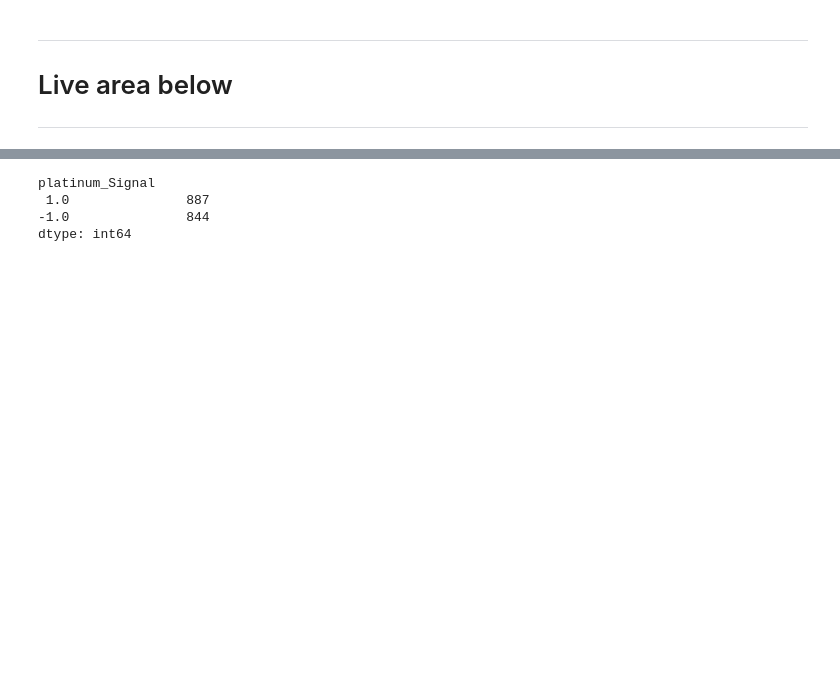
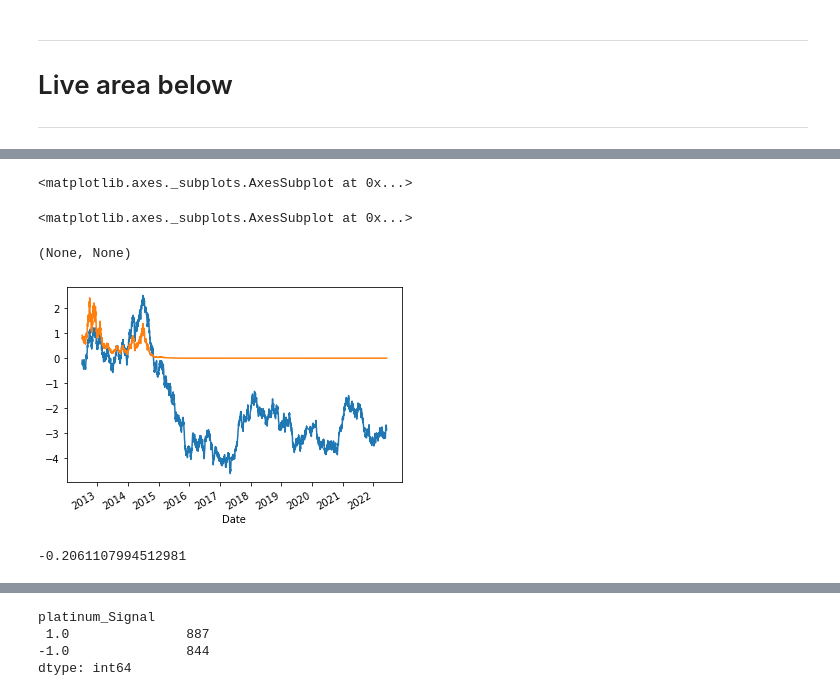
Before and after one commit to Femi-0/Commodities_Futures_Contracts_Generator, a Jupyter notebook: Commodities_Futures_Contracts_Generator.ipynb, the cells around one changed output, grey strips where cells are left out. Drawn from its saved outputs; the diff is of its cells as text; code cells hidden in the pictures; blank space fills up the shorter version.

```diff
--- a/Commodities_Futures_Contracts_Generator.ipynb
+++ b/Commodities_Futures_Contracts_Generator.ipynb
@@ -214,7 +217,7 @@ def apply_bllg_signal(signal_in_df,sma,label,):
 def evaluate_algo(signals_df,trade_cost,label):
   # Calculate after transaction cost on returns
   cost_per_trade = trade_cost
-  signals_df[label+"_"+"Trade_Cost"] = signals_df["platinum_Signal"] * cost_per_trade
+  signals_df[label+"_"+"Trade_Cost"] = signals_df[label+"_"+"Signal"] * cost_per_trade
   signals_df[label+"_"+"Return_after_Trade_Cost"] = signals_df[label+"_"+"Returns"] - signals_df[label+"_"+"Trade_Cost"]
   return signals_df
 
@@ -613,0 +640,3 @@ display(bllg_platinum_df.head())
+# %%
+sma_eval_df = evaluate_algo(sma_platinum_df,0.1,"platinum")
+bllg_eval_df = evaluate_algo(bllg_platinum_df,0.1,"platinum")
@@ -613,0 +653,11 @@ display(bllg_platinum_df.head())
+# %%
+generate_eval_plot(sma_eval_df,"platinum")
+# %% [output]
+<matplotlib.axes._subplots.AxesSubplot at 0x...>
+<matplotlib.axes._subplots.AxesSubplot at 0x...>
+(None, None)
+[figure, added]
+# %%
+get_sharpe_ratios(sma_eval_df,"platinum")
+# %% [output]
+-0.2061107994512981
```
Also changed, not shown: parts of 35 cells of this notebook.
